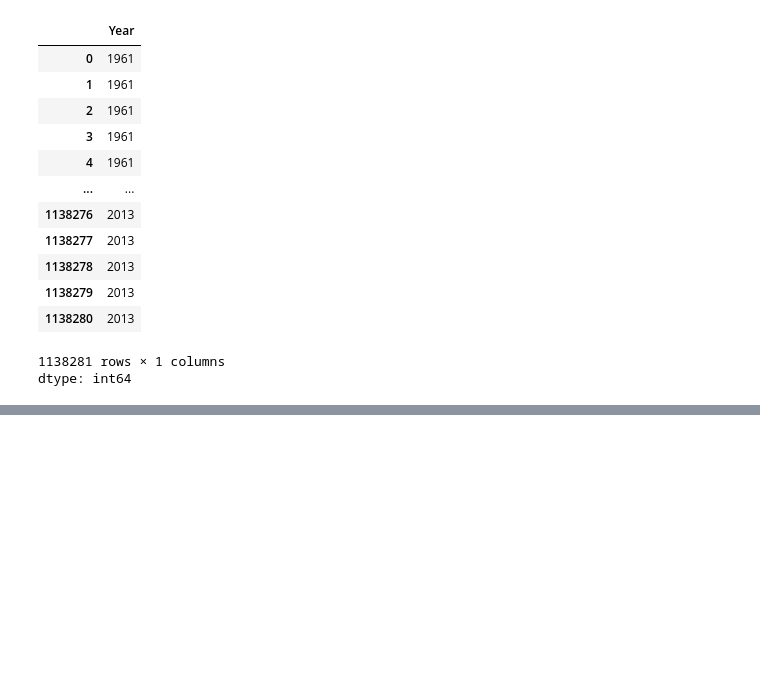
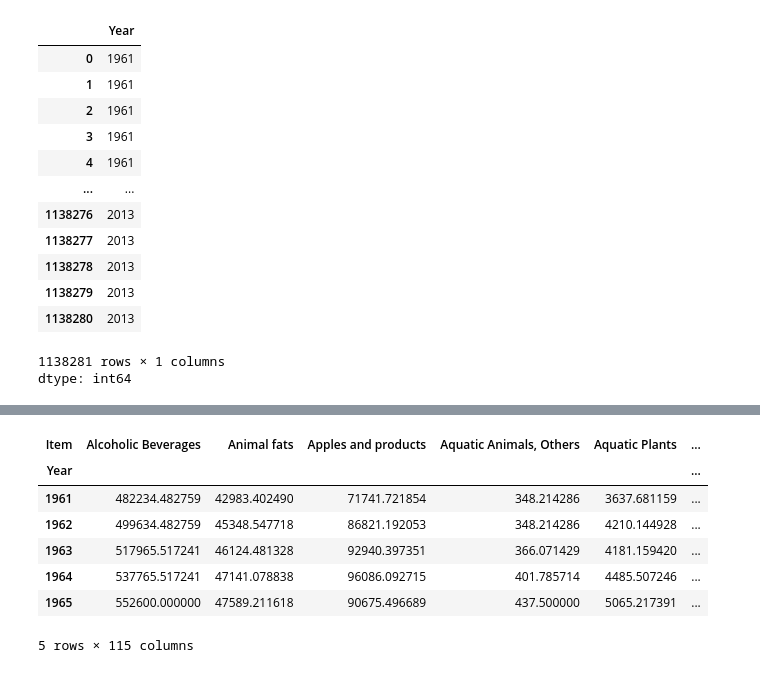
Before and after one commit to matheuspfferreira/python_data_science, a Jupyter notebook: Exportações Internacionais - 09/notebook/nb_exportacoes.ipynb, the cells around one changed output, grey strips where cells are left out. Drawn from its saved outputs; the diff is of its cells as text; code cells hidden in the pictures; blank space fills up the shorter version.

```diff
--- a/Exportações Internacionais - 09/notebook/nb_exportacoes.ipynb
+++ b/Exportações Internacionais - 09/notebook/nb_exportacoes.ipynb
@@ -239,0 +255,8 @@ dtype: int64
+# %%
+# Especificando as colunas para remoção
+colunas_remocao = ['Area Abbreviation', 'Area Code', 'Area',
+                  'latitude', 'longitude', 'Item Code', 'Element']
+# %%
+# Excluindo as colunas dos países desse dataframe
+produtos.drop(columns=colunas_remocao, inplace=True)
+produtos.head()
@@ -239,0 +270,19 @@ dtype: int64
+# %%
+# Agrupando o dataframe antes de realização a transposição
+produtos = produtos.groupby(['Year', 'Item'])[['Tonnes']].mean()
+produtos.head()
+# %%
+# Transpondo o dataframe para o formato wide
+produtos = produtos.pivot_table(index='Year', columns='Item', values='Tonnes')
+# %%
+# Visualizando o dataframe
+produtos.head()
+# %% [output]
+| Item | Alcoholic Beverages | Animal fats | Apples and products | Aquatic Animals, Others | Aquatic Plants | ... |
+| Year |  |  |  |  |  | ... |
+| 1961 | 482234.482759 | 42983.402490 | 71741.721854 | 348.214286 | 3637.681159 | ... |
+| 1962 | 499634.482759 | 45348.547718 | 86821.192053 | 348.214286 | 4210.144928 | ... |
+| 1963 | 517965.517241 | 46124.481328 | 92940.397351 | 366.071429 | 4181.159420 | ... |
+| 1964 | 537765.517241 | 47141.078838 | 96086.092715 | 401.785714 | 4485.507246 | ... |
+| 1965 | 552600.000000 | 47589.211618 | 90675.496689 | 437.500000 | 5065.217391 | ... |
+5 rows × 115 columns
```
Also changed, not shown: parts of 5 cells of this notebook.
